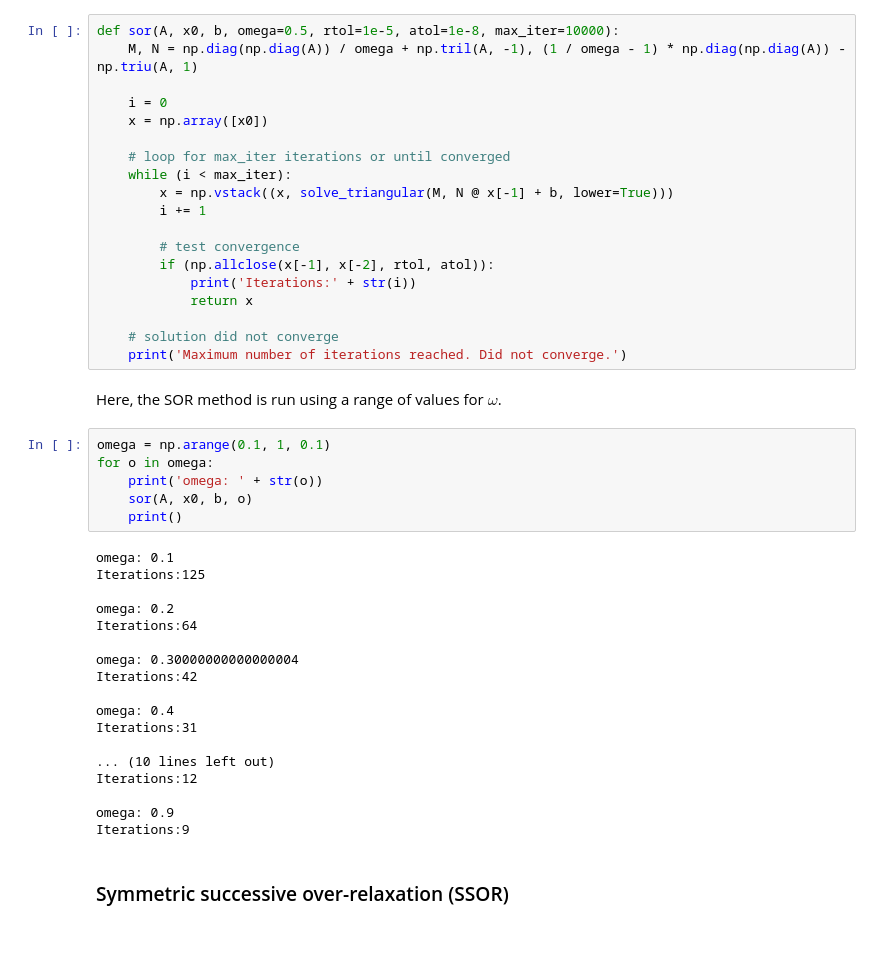
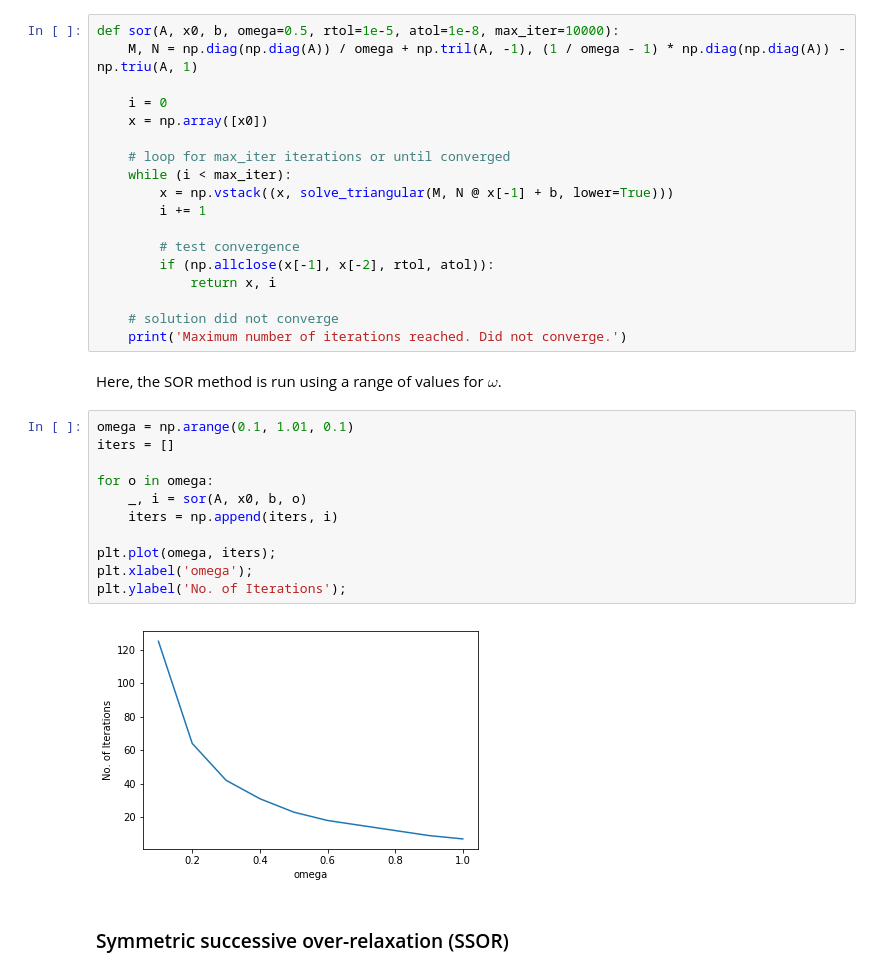
Before and after one commit to matsumotosan/numerical-linear-algebra, a Jupyter notebook: Iterative and Conjugate Gradient Methods.ipynb, the cells around one changed output. Cells and saved outputs as stored; diff of their text form; blank space fills up the shorter version.

```diff
--- a/Iterative and Conjugate Gradient Methods.ipynb
+++ b/Iterative and Conjugate Gradient Methods.ipynb
@@ -192,37 +185,25 @@ def sor(A, x0, b, omega=0.5, rtol=1e-5, atol=1e-8, max_iter=10000):
 
         # test convergence
         if (np.allclose(x[-1], x[-2], rtol, atol)):
-            print('Iterations:' + str(i))
-            return x
+            return x, i
 
     # solution did not converge
     print('Maximum number of iterations reached. Did not converge.')
 # %% [markdown]
 Here, the SOR method is run using a range of values for $\omega$.
 # %%
-omega = np.arange(0.1, 1, 0.1)
+omega = np.arange(0.1, 1.01, 0.1)
+iters = []
+
 for o in omega:
-    print('omega: ' + str(o))
-    sor(A, x0, b, o)
-    print()
+    _, i = sor(A, x0, b, o)
+    iters = np.append(iters, i)
+
+plt.plot(omega, iters);
+plt.xlabel('omega');
+plt.ylabel('No. of Iterations');
 # %% [output]
-omega: 0.1
-Iterations:125
-
-omega: 0.2
-Iterations:64
-
-omega: 0.30000000000000004
-Iterations:42
-
-omega: 0.4
-Iterations:31
-
-... (10 lines left out)
-Iterations:12
-
-omega: 0.9
-Iterations:9
+[figure, added]
 # %% [markdown]
 ### Symmetric successive over-relaxation (SSOR)
 # %% [markdown]
```
Also changed, not shown: parts of 28 cells of this notebook, 1 other file.
